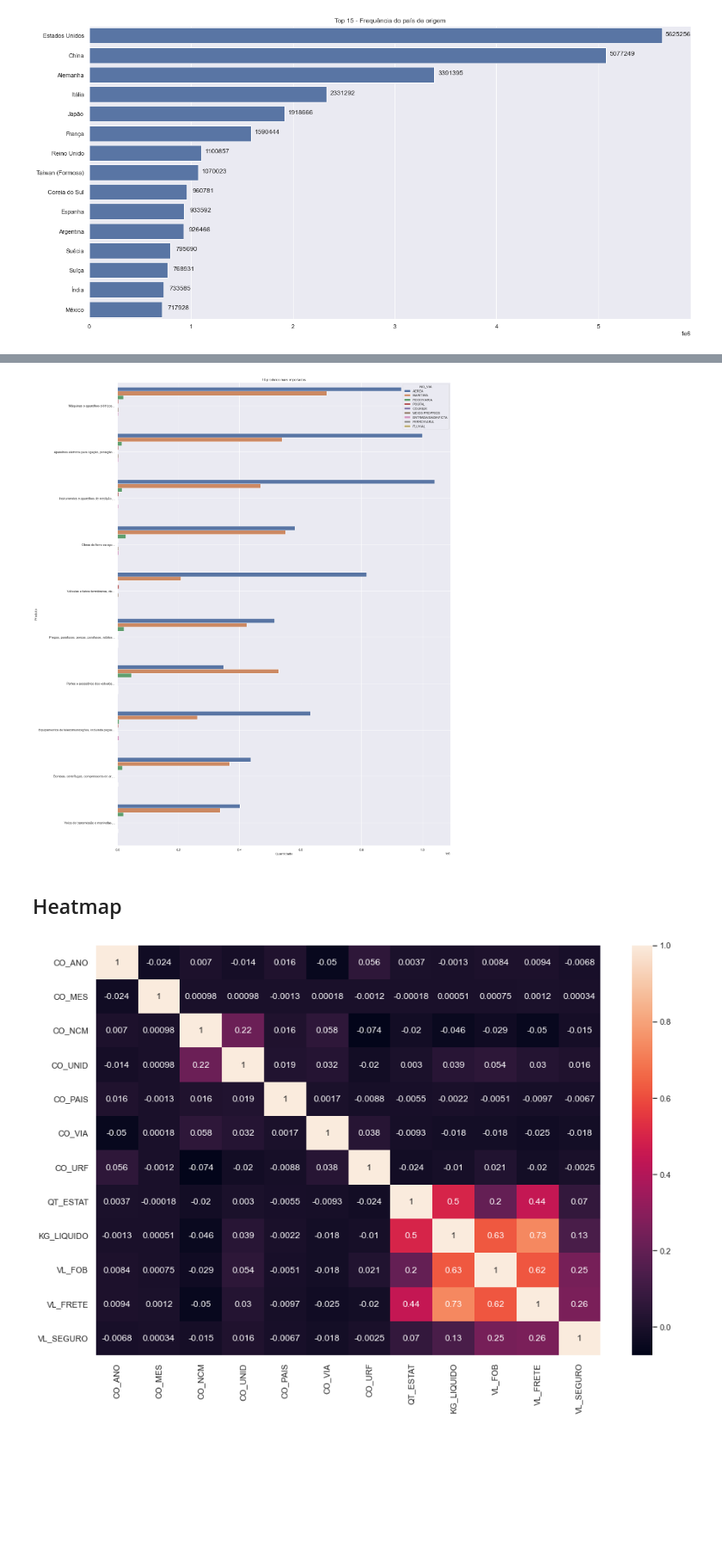
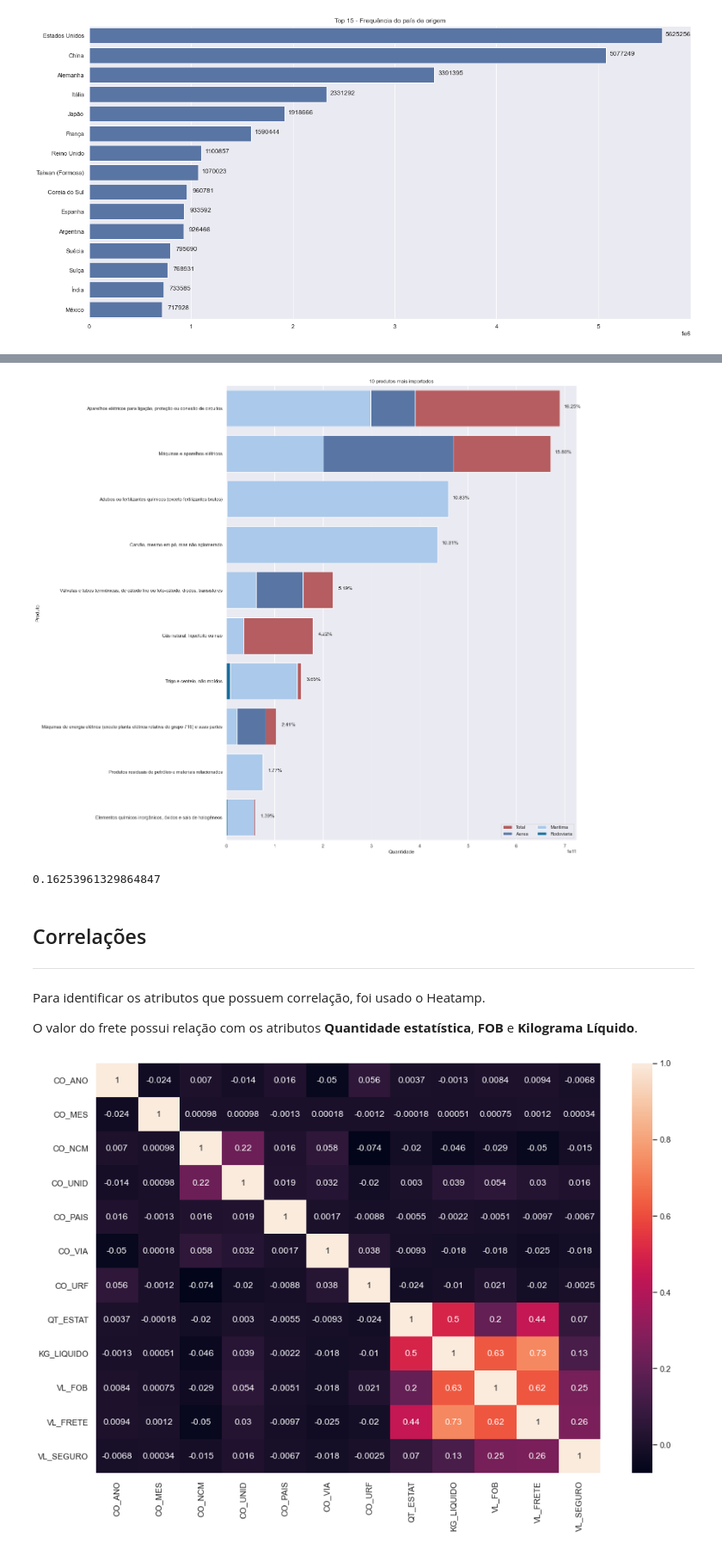
Before and after one commit to Migliorin/Comex-Data-Analysis, a Jupyter notebook: notebooks/analise_dados.ipynb, the cells around one changed output, grey strips where cells are left out. Shown: that part at 86% size. Saved outputs shown, nothing was run; the diff lists cells and outputs as text; code cells hidden in the pictures; blank space fills up the shorter version.

```diff
--- a/notebooks/analise_dados.ipynb
+++ b/notebooks/analise_dados.ipynb
@@ -186,3 +347,5 @@ plt.show()
+# %%
+df.NO_VIA = df.NO_VIA.apply(lambda x : 'OUTROS' if x not in ['AEREA','MARITIMA','RODOVIARIA'] else x)
 # %% [markdown]
 ## Produtos
 ---
@@ -220,22 +367,64 @@ for indx in tqdm(index,total=len(index)):
-# %%
-df_aux = pd.concat(list_df)
-
-df_aux.NO_CUCI_GRUPO = df_aux.NO_CUCI_GRUPO.apply(lambda x: " ".join(x.split(" ")[:5]) + "...")
-
-sns.set_theme(style="darkgrid")
-
-# Contagem valores e figura
-f, ax = plt.subplots(figsize=(21, 30))
-sns.countplot(data=df_aux,y='NO_CUCI_GRUPO',hue='NO_VIA')
-ax.grid(True)
-ax.set_title('10 produtos mais importados')
-ax.set_ylabel('Produto')
-ax.set_xlabel('Quantidade')
-plt.show()
-# %% [output]
-[figure, removed]
+# %%
+aa = df.groupby(['NO_CUCI_GRUPO']).sum().sort_values(by=['QT_ESTAT'],ascending=False)
+aa = aa.iloc[:10,:][['QT_ESTAT']]
+aa.reset_index(inplace=True)
+
+total = aa.copy()
+# %%
+aa = df.groupby(['NO_CUCI_GRUPO','NO_VIA']).sum().sort_values(by=['QT_ESTAT'],ascending=False)
+
+aa.reset_index(inplace=True)
+# %%
+final = aa.merge(total,on=['NO_CUCI_GRUPO'],how='left')
+
+final = final.rename({'QT_ESTAT_x':'QT_VIA','QT_ESTAT_y':'TOTAL'},axis=1).sort_values(by=['TOTAL'],ascending=False)
+
+final = final[final.NO_CUCI_GRUPO.apply(lambda x: True if x in list(total.NO_CUCI_GRUPO) else False)]
+final = final[['NO_CUCI_GRUPO','NO_VIA','QT_VIA','TOTAL']]
+final.reset_index(inplace=True)
+# %%
+import matplotlib.ticker as ticker
+
+f, ax = plt.subplots(figsize=(15, 20))
+sns.set_color_codes("deep")
+bar = sns.barplot(data=final,y='NO_CUCI_GRUPO',x='TOTAL',label='Total', color="r")
+
+soma_total_qtd = aa.QT_ESTAT.sum()
+
+for i,p in enumerate(bar.patches):
+    bar.annotate('{:.2f}%'.format((int(p.get_width())/soma_total_qtd)*100),
+                   (p.get_width() + p.get_x(), p.get_y()),
+                   ha = 'center', va = 'center',
+                   xytext = (30, -40),
+                   textcoords = 'offset points')
+
+sns.set_color_codes("deep")
+sns.barplot(data=final[final.NO_VIA == 'AEREA'],y='NO_CUCI_GRUPO',x='QT_VIA',label='Aerea', color="b")
+
+sns.set_color_codes("pastel")
+sns.barplot(data=final[final.NO_VIA == 'MARITIMA'],y='NO_CUCI_GRUPO',x='QT_VIA',label='Maritima', color="b")
+
+sns.set_color_codes("colorblind")
+sns.barplot(data=final[final.NO_VIA == 'RODOVIARIA'],y='NO_CUCI_GRUPO',x='QT_VIA',label='Rodoviaria', color="b")
+
+ax.legend(ncol=2, loc="lower right", frameon=True)
+
+ax.set_title('10 produtos mais importados')
+ax.set_xlabel('Quantidade')
+ax.set_ylabel('Produto')
+plt.show()
+# %% [output]
+[figure, added]
+# %%
+final.TOTAL[0]/aa.QT_ESTAT.sum()
+# %% [output]
+0.16253961329864847
 # %% [markdown]
-## Heatmap
+## Correlações
+---
+Para identificar os atributos que possuem correlação, foi usado o Heatamp.
+
+O valor do frete possui relação com os atributos **Quantidade estatística**, **FOB** e **Kilograma Líquido**.
 # %%
 corr = df_bruto.corr()
 # %%
```
Also changed, not shown: parts of 22 cells of this notebook.
